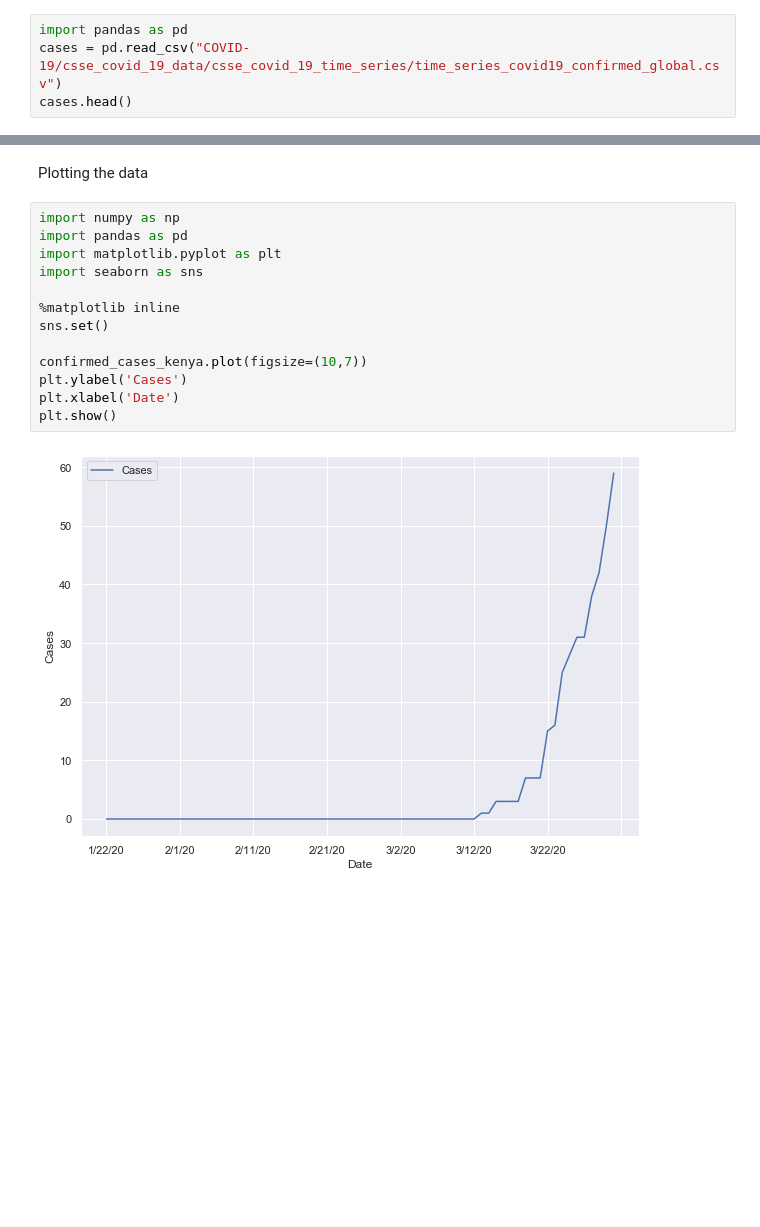
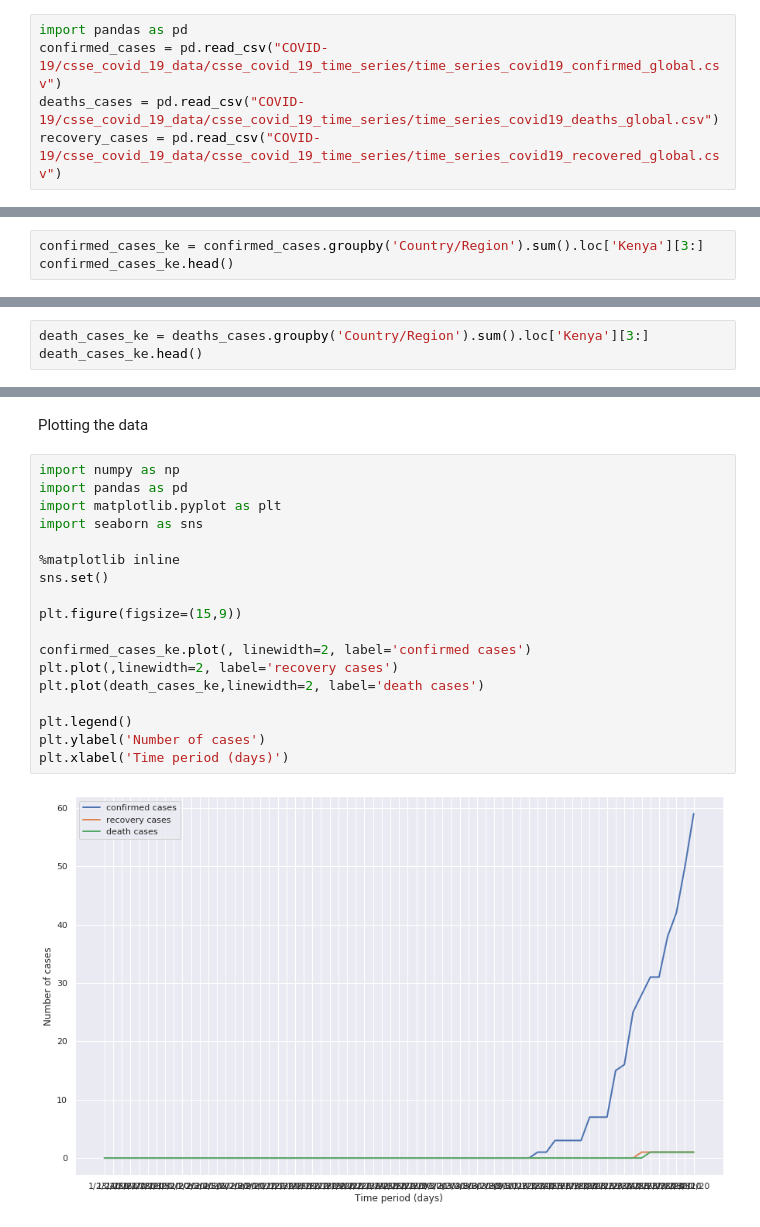
Before and after one commit to peterokwara/covid-19-ke, a Jupyter notebook: Covid19-KE.ipynb, the cells around one changed output, grey strips where cells are left out. Drawn from its saved outputs; the diff is of its cells as text; blank space fills up the shorter version.

Commit message:
Add death cases and recovery cases

```diff
--- a/Covid19-KE.ipynb
+++ b/Covid19-KE.ipynb
@@ -2,5 +2,6 @@
 Importing the latest data from https://github.com/CSSEGISandData/COVID-19
 # %%
 import pandas as pd
-cases = pd.read_csv("COVID-19/csse_covid_19_data/csse_covid_19_time_series/time_series_covid19_confirmed_global.csv")
-cases.head()
+confirmed_cases = pd.read_csv("COVID-19/csse_covid_19_data/csse_covid_19_time_series/time_series_covid19_confirmed_global.csv")
+deaths_cases = pd.read_csv("COVID-19/csse_covid_19_data/csse_covid_19_time_series/time_series_covid19_deaths_global.csv")
+recovery_cases = pd.read_csv("COVID-19/csse_covid_19_data/csse_covid_19_time_series/time_series_covid19_recovered_global.csv")
@@ -31,0 +40,3 @@ confirmed_cases_kenya.tail()
+# %%
+confirmed_cases_ke = confirmed_cases.groupby('Country/Region').sum().loc['Kenya'][3:]
+confirmed_cases_ke.head()
@@ -31,0 +50,3 @@ confirmed_cases_kenya.tail()
+# %%
+death_cases_ke = deaths_cases.groupby('Country/Region').sum().loc['Kenya'][3:]
+death_cases_ke.head()
@@ -34,15 +72,20 @@ Plotting the data
 # %%
 import numpy as np
 import pandas as pd
 import matplotlib.pyplot as plt
 import seaborn as sns
 
 %matplotlib inline
 sns.set()
 
-confirmed_cases_kenya.plot(figsize=(10,7))
-plt.ylabel('Cases')
-plt.xlabel('Date')
-plt.show()
+plt.figure(figsize=(15,9))
+
+confirmed_cases_ke.plot(, linewidth=2, label='confirmed cases')
+plt.plot(,linewidth=2, label='recovery cases')
+plt.plot(death_cases_ke,linewidth=2, label='death cases')
+
+plt.legend()
+plt.ylabel('Number of cases')
+plt.xlabel('Time period (days)')
 # %% [output]
-[figure, old version]
+[figure, new version]
```
Also changed, not shown: parts of 8 cells of this notebook.
